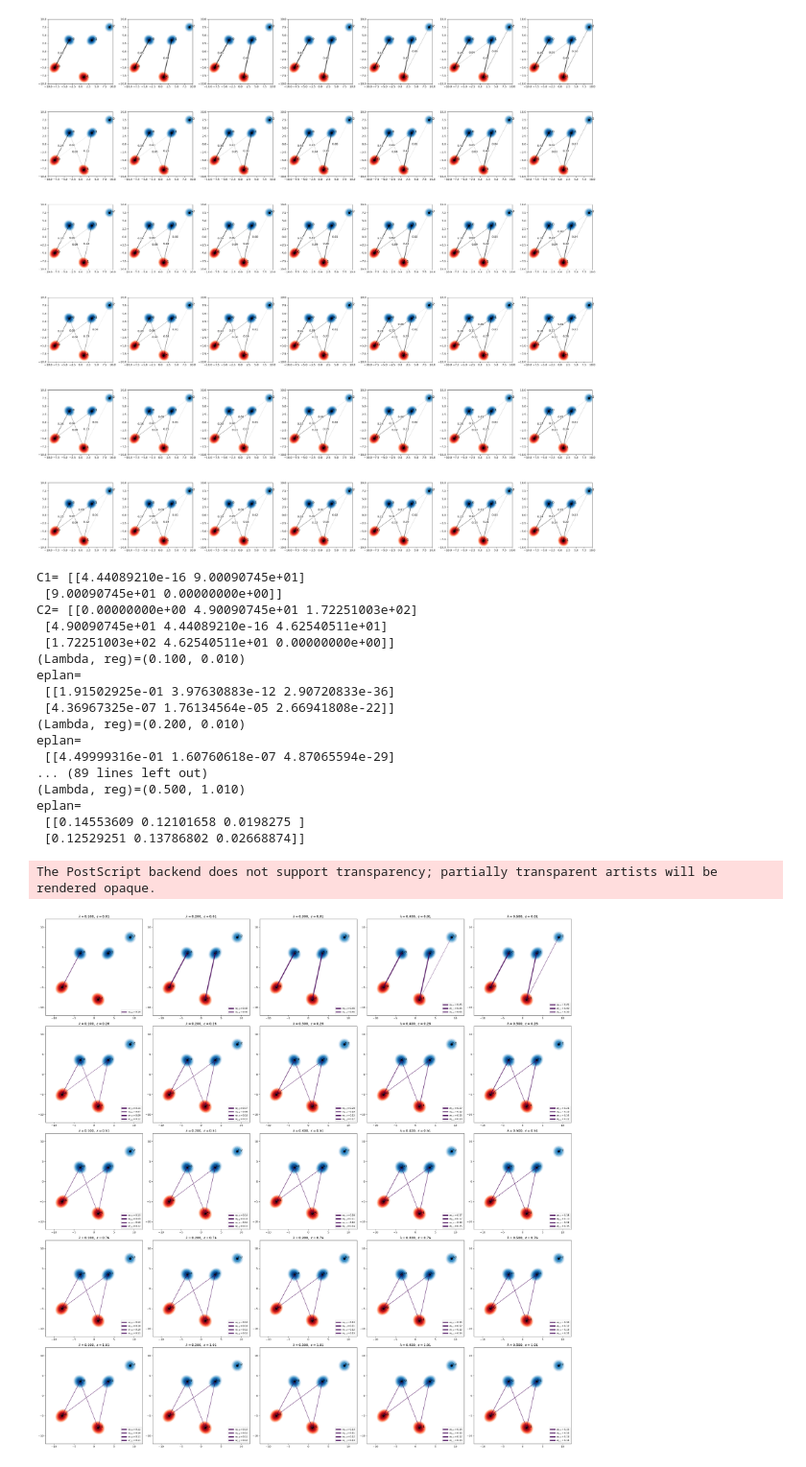
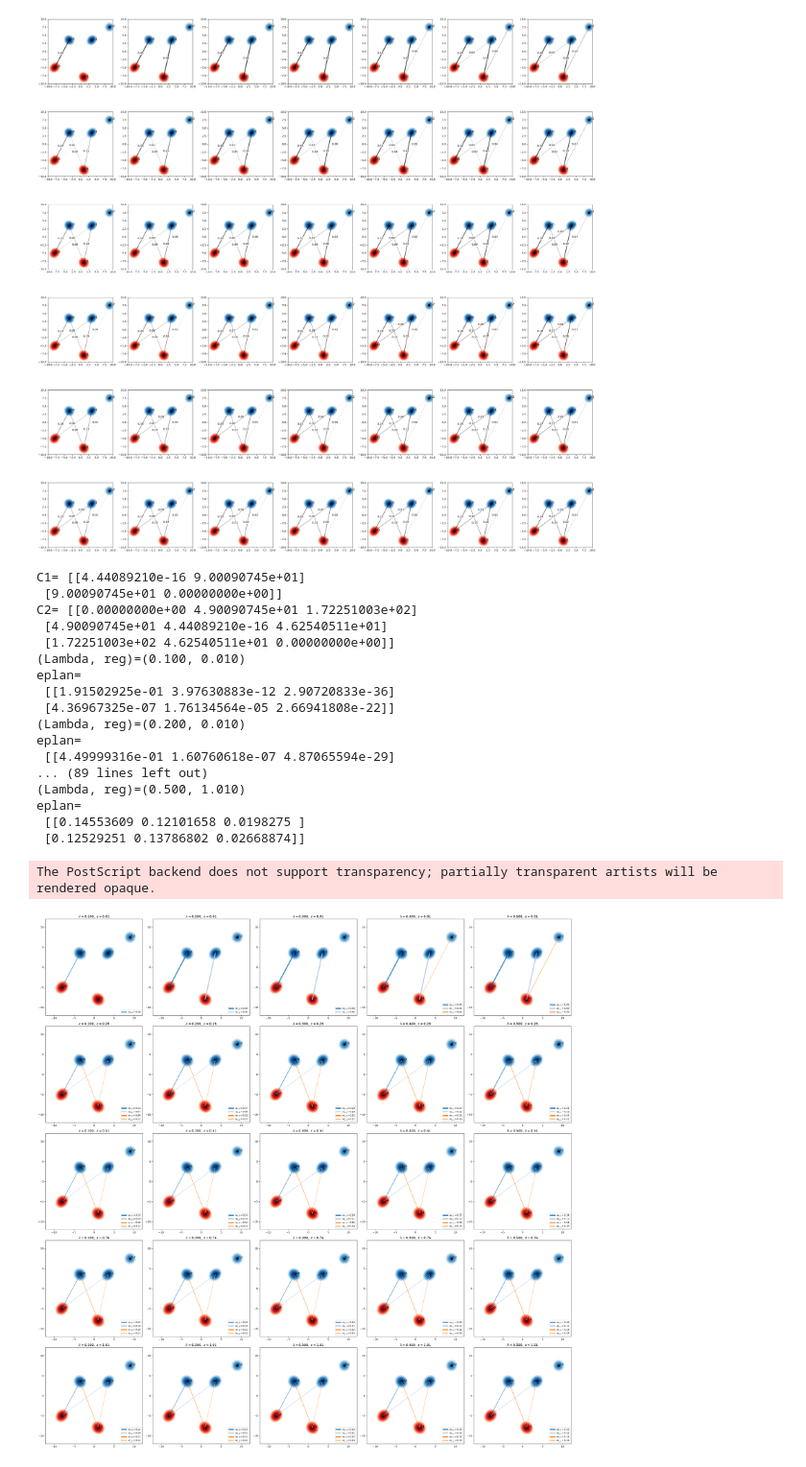
Before and after one commit to yachimura-lab/EPGOT-PMGW, a Jupyter notebook: docs/notebook/figure1_2_3.ipynb, the cells around one changed output. Shown at 96% size. Drawn from its saved outputs; the diff is of its cells as text; code cells hidden in the pictures.

```diff
--- a/docs/notebook/figure1_2_3.ipynb
+++ b/docs/notebook/figure1_2_3.ipynb
@@ -224,7 +224,7 @@ for idx, Lambda in enumerate(Lambda_list):
     # ----------------------------------------
     # 5. assign colors
     # ----------------------------------------
-    cmap = plt.get_cmap("viridis")
+    cmap = plt.get_cmap("tab20")
     color_dict = {(i, j): cmap(k) for k, (i, j) in enumerate(pairs)}
 
     # ----------------------------------------
@@ -685,7 +685,7 @@ for row, reg in enumerate(reg_list):
         # ----------------------------------------
         # 5. assign colors
         # ----------------------------------------
-        cmap = plt.get_cmap("viridis")
+        cmap = plt.get_cmap("tab20")
         color_dict = {(i, j): cmap(k) for k, (i, j) in enumerate(pairs)}
 
         # ----------------------------------------
@@ -727,31 +727,31 @@ for row, reg in enumerate(reg_list):
         )
 
         ax.set_title(rf"$\lambda={Lambda:.3f},\ \varepsilon={reg:.2f}$", fontsize=13)
         ax.axis("equal")
 
 # ============================
 # finalize
 # ============================
 plt.tight_layout()
 plt.savefig("fig_lambda_epsilon_sweep.eps", format="eps")
 plt.show()
 # %% [output]
 C1= [[4.44089210e-16 9.00090745e+01]
  [9.00090745e+01 0.00000000e+00]]
 C2= [[0.00000000e+00 4.90090745e+01 1.72251003e+02]
  [4.90090745e+01 4.44089210e-16 4.62540511e+01]
  [1.72251003e+02 4.62540511e+01 0.00000000e+00]]
 (Lambda, reg)=(0.100, 0.010)
 eplan=
  [[1.91502925e-01 3.97630883e-12 2.90720833e-36]
  [4.36967325e-07 1.76134564e-05 2.66941808e-22]]
 (Lambda, reg)=(0.200, 0.010)
 eplan=
  [[4.49999316e-01 1.60760618e-07 4.87065594e-29]
 ... (89 lines left out)
 (Lambda, reg)=(0.500, 1.010)
 eplan=
  [[0.14553609 0.12101658 0.0198275 ]
  [0.12529251 0.13786802 0.02668874]]
 The PostScript backend does not support transparency; partially transparent artists will be rendered opaque.
-[figure, old version]
+[figure, new version]
```
Also changed, not shown: parts of 1 cell of this notebook.
